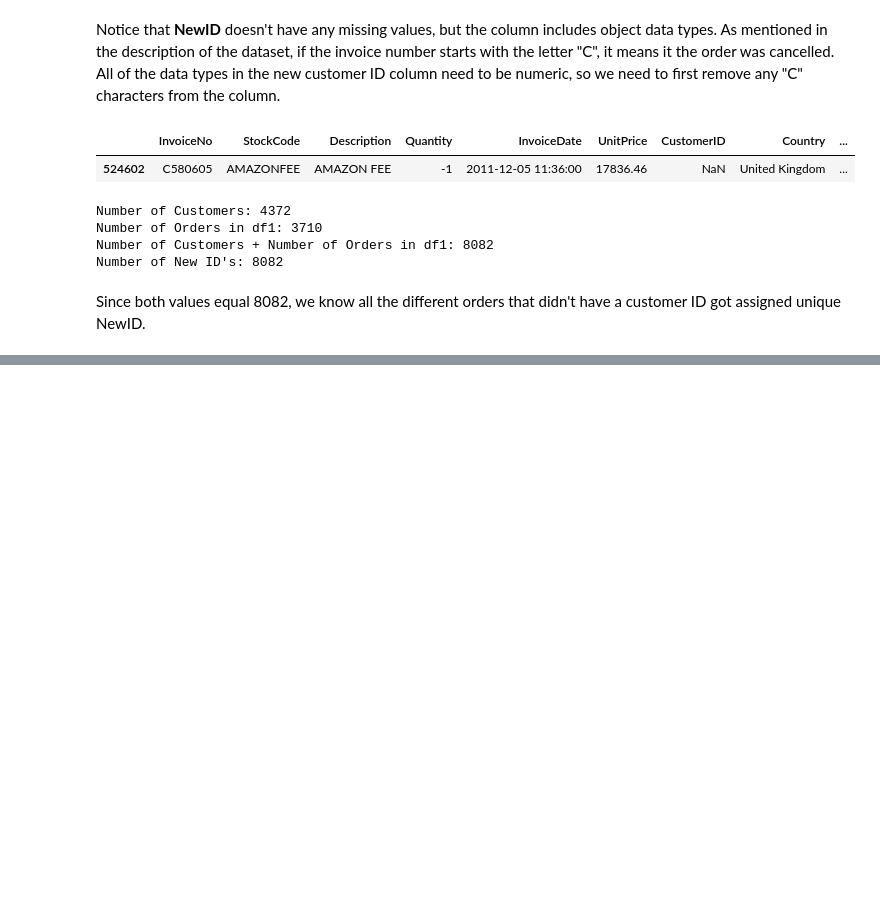
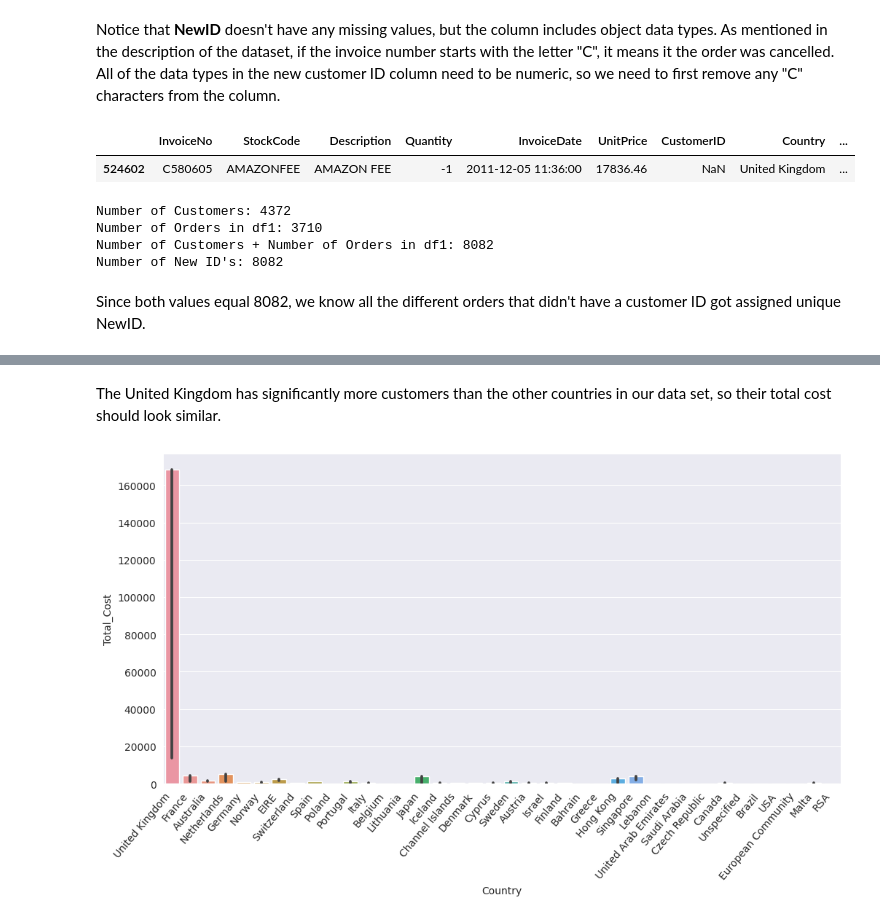
Before and after one commit to wasimkhan33/Online-Retail-Customer-Segmentation, a Jupyter notebook: Online_Retail_Customer_Segmentation_Capstone_Project.ipynb, the cells around one changed output, grey strips where cells are left out. Cells and saved outputs as stored; diff of their text form; code cells hidden in the pictures; blank space fills up the shorter version.

```diff
--- a/Online_Retail_Customer_Segmentation_Capstone_Project.ipynb
+++ b/Online_Retail_Customer_Segmentation_Capstone_Project.ipynb
@@ -244,0 +471,9 @@ Since both values equal 8082, we know all the different orders that didn't have
+# %% [markdown]
+The United Kingdom has significantly more customers than the other countries in our data set, so their total cost should look similar.
+# %%
+fig1, ax1 = plt.subplots(figsize=(12,6),dpi=100)
+ax1=sns.barplot(x='Country', y='Total_Cost', data=df, estimator=max, ax=ax1)
+ax1.set_xticklabels(ax1.get_xticklabels(), rotation=50, ha="right")
+plt.show()
+# %% [output]
+[figure, added]
```
Also changed, not shown: parts of 42 cells of this notebook.
